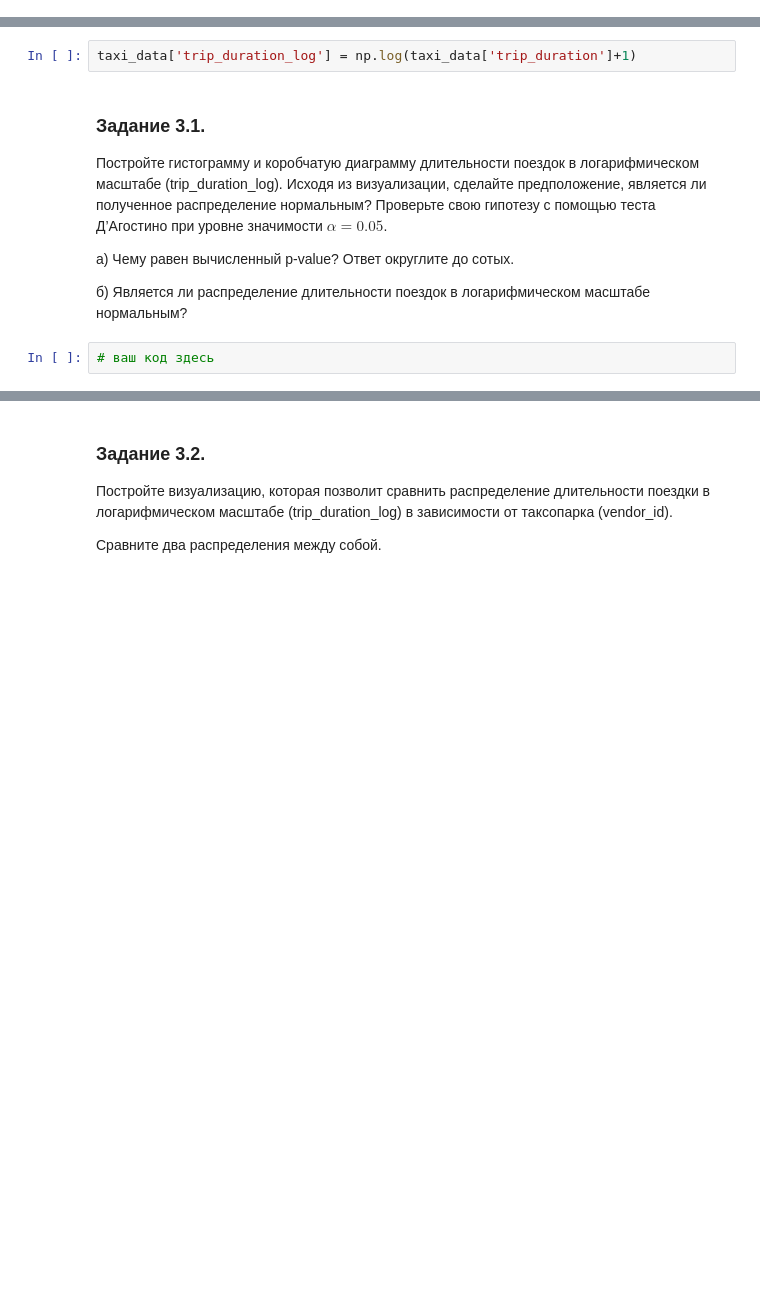
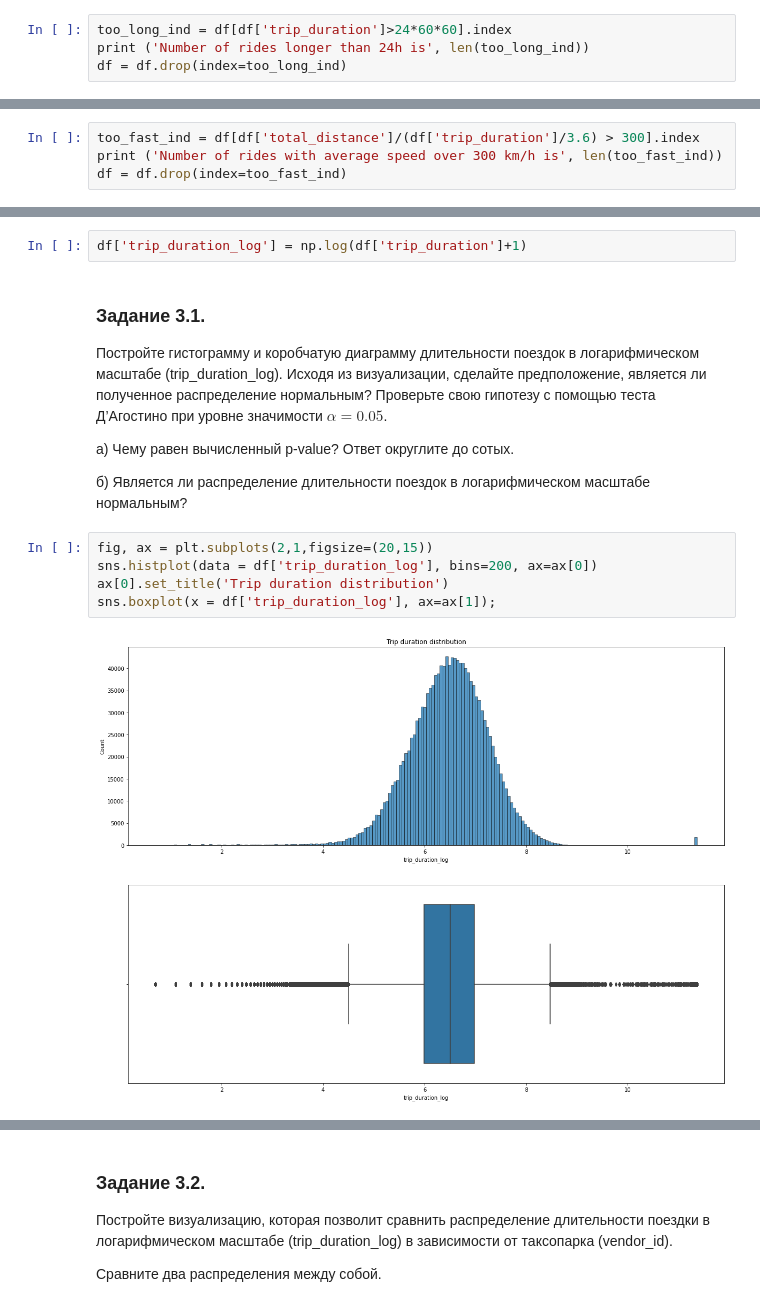
Before and after one commit to VladislavShumskiy/Projects, a Jupyter notebook: project_5/Project-5._Ноутбук-шаблон.ipynb, the cells around one changed output, grey strips where cells are left out. Drawn from its saved outputs; the diff is of its cells as text; blank space fills up the shorter version.

```diff
--- a/project_5/Project-5._Ноутбук-шаблон.ipynb
+++ b/project_5/Project-5._Ноутбук-шаблон.ipynb
@@ -413,0 +472,4 @@ ax.set_ylabel('Average speed');
+# %%
+too_long_ind = df[df['trip_duration']>24*60*60].index
+print ('Number of rides longer than 24h is', len(too_long_ind))
+df = df.drop(index=too_long_ind)
@@ -413,0 +478,4 @@ ax.set_ylabel('Average speed');
+# %%
+too_fast_ind = df[df['total_distance']/(df['trip_duration']/3.6) > 300].index
+print ('Number of rides with average speed over 300 km/h is', len(too_fast_ind))
+df = df.drop(index=too_fast_ind)
@@ -423,7 +493,7 @@ ax.set_ylabel('Average speed');
 $$trip\_duration\_log = log(trip\_duration+1),$$
 где под символом log подразумевается натуральный логарифм.
 # %%
-taxi_data['trip_duration_log'] = np.log(taxi_data['trip_duration']+1)
+df['trip_duration_log'] = np.log(df['trip_duration']+1)
 # %% [markdown]
 ### Задание 3.1.
 Постройте гистограмму и коробчатую диаграмму длительности поездок в логарифмическом масштабе (trip_duration_log).
@@ -433,5 +503,10 @@ taxi_data['trip_duration_log'] = np.log(taxi_data['trip_duration']+1)
 а) Чему равен вычисленный p-value? Ответ округлите до сотых.
 
 б) Является ли распределение длительности поездок в логарифмическом масштабе нормальным?
-# %%
-# ваш код здесь
+# %%
+fig, ax = plt.subplots(2,1,figsize=(20,15))
+sns.histplot(data = df['trip_duration_log'], bins=200, ax=ax[0])
+ax[0].set_title('Trip duration distribution')
+sns.boxplot(x = df['trip_duration_log'], ax=ax[1]);
+# %% [output]
+[figure, added]
```
Also changed, not shown: parts of 32 cells of this notebook, 2 other files.
